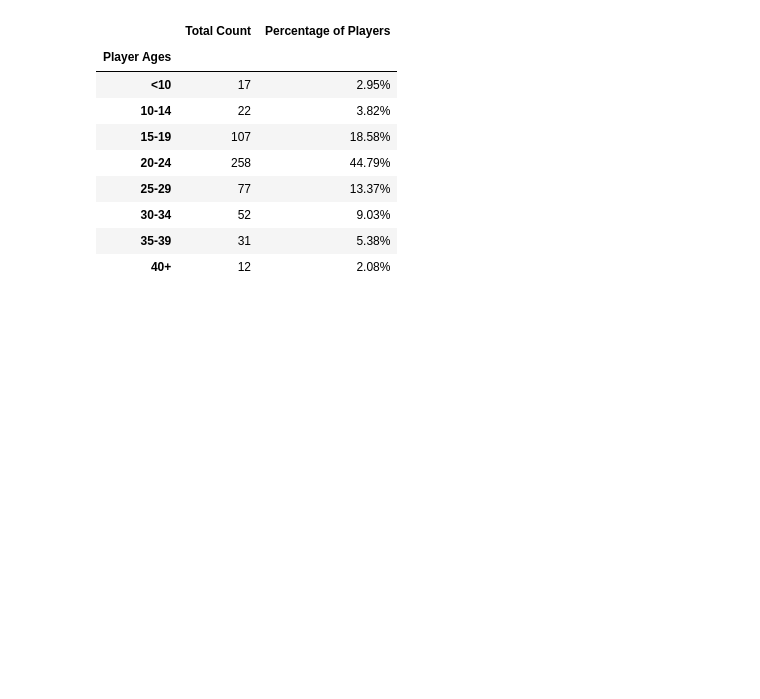
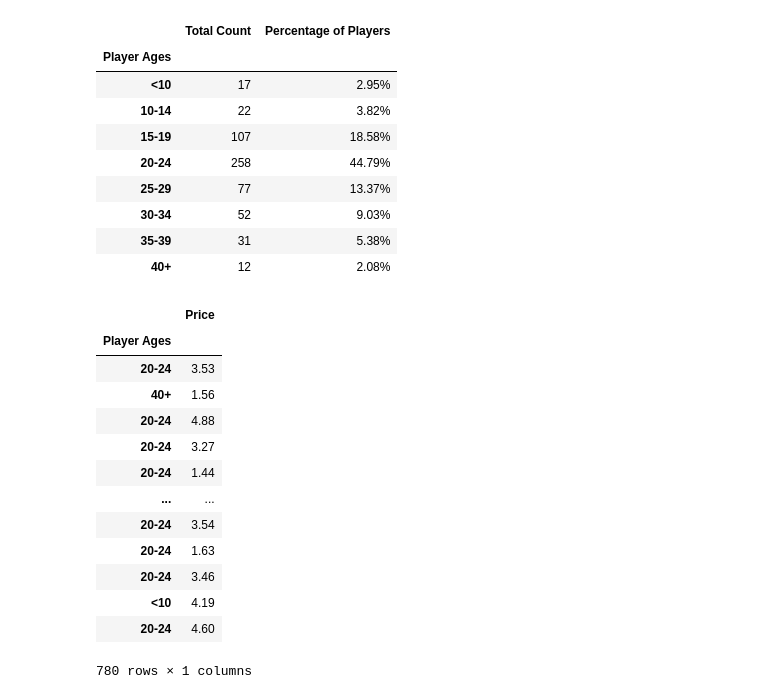
Before and after one commit to nikoelvambuena95/pandas-challenge, a Jupyter notebook: Pandas_homework.ipynb, the cells around one changed output. Saved outputs shown, nothing was run; the diff lists cells and outputs as text; code cells hidden in the pictures; blank space fills up the shorter version.

```diff
--- a/Pandas_homework.ipynb
+++ b/Pandas_homework.ipynb
@@ -237,3 +237,24 @@ purchase_age_df
 | 30-34 | 52 | 9.03% |
 | 35-39 | 31 | 5.38% |
 | 40+ | 12 | 2.08% |
+# %%
+##'Purchase Analysis (Age)'
+purchase_data_df['Player Ages'] = pd.cut(purchase_data_df['Age'], bins, labels=group_names, include_lowest=True)
+purchase_analysis_age_raw_df = purchase_data_df[['Player Ages','Price']]
+purchase_analysis_age_raw_df = purchase_analysis_age_raw_df.set_index('Player Ages')
+purchase_analysis_age_raw_df
+# %% [output]
+|  | Price |
+| Player Ages |  |
+| 20-24 | 3.53 |
+| 40+ | 1.56 |
+| 20-24 | 4.88 |
+| 20-24 | 3.27 |
+| 20-24 | 1.44 |
+| ... | ... |
+| 20-24 | 3.54 |
+| 20-24 | 1.63 |
+| 20-24 | 3.46 |
+| <10 | 4.19 |
+| 20-24 | 4.60 |
+780 rows × 1 columns
```
Also changed, not shown: parts of 7 cells of this notebook.
